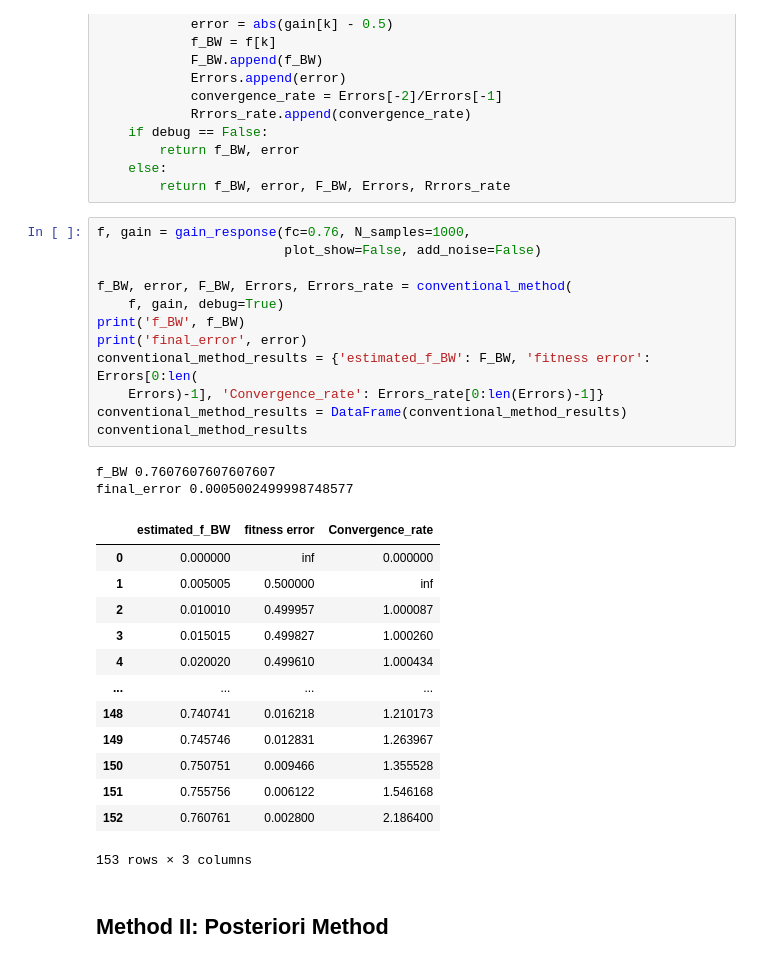
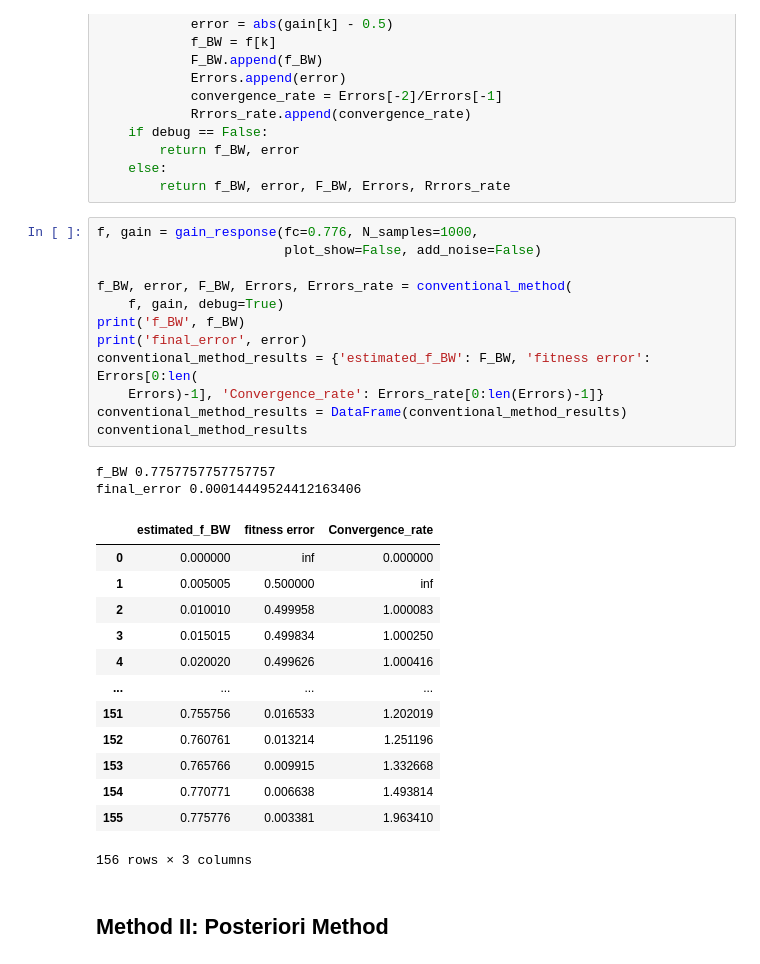
Before and after one commit to lvboodvl/measurement_computation_BW_SG15Q13, a Jupyter notebook: demo_4_methods.ipynb, the cells around one changed output. Cells and saved outputs as stored; diff of their text form.

```diff
--- a/demo_4_methods.ipynb
+++ b/demo_4_methods.ipynb
@@ -116,33 +116,33 @@ def conventional_method(f, gain, debug=False):
     else:
         return f_BW, error, F_BW, Errors, Rrrors_rate
 # %%
-f, gain = gain_response(fc=0.76, N_samples=1000,
+f, gain = gain_response(fc=0.776, N_samples=1000,
                         plot_show=False, add_noise=False)
 
 f_BW, error, F_BW, Errors, Errors_rate = conventional_method(
     f, gain, debug=True)
 print('f_BW', f_BW)
 print('final_error', error)
 conventional_method_results = {'estimated_f_BW': F_BW, 'fitness error': Errors[0:len(
     Errors)-1], 'Convergence_rate': Errors_rate[0:len(Errors)-1]}
 conventional_method_results = DataFrame(conventional_method_results)
 conventional_method_results
 # %% [output]
-f_BW 0.7607607607607607
-final_error 0.0005002499998748577
+f_BW 0.7757757757757757
+final_error 0.00014449524412163406
 |  | estimated_f_BW | fitness error | Convergence_rate |
 | 0 | 0.000000 | inf | 0.000000 |
 | 1 | 0.005005 | 0.500000 | inf |
-| 2 | 0.010010 | 0.499957 | 1.000087 |
-| 3 | 0.015015 | 0.499827 | 1.000260 |
-| 4 | 0.020020 | 0.499610 | 1.000434 |
+| 2 | 0.010010 | 0.499958 | 1.000083 |
+| 3 | 0.015015 | 0.499834 | 1.000250 |
+| 4 | 0.020020 | 0.499626 | 1.000416 |
 | ... | ... | ... | ... |
-| 148 | 0.740741 | 0.016218 | 1.210173 |
-| 149 | 0.745746 | 0.012831 | 1.263967 |
-| 150 | 0.750751 | 0.009466 | 1.355528 |
-| 151 | 0.755756 | 0.006122 | 1.546168 |
-| 152 | 0.760761 | 0.002800 | 2.186400 |
+| 151 | 0.755756 | 0.016533 | 1.202019 |
+| 152 | 0.760761 | 0.013214 | 1.251196 |
+| 153 | 0.765766 | 0.009915 | 1.332668 |
+| 154 | 0.770771 | 0.006638 | 1.493814 |
+| 155 | 0.775776 | 0.003381 | 1.963410 |
-153 rows × 3 columns
+156 rows × 3 columns
 # %% [markdown]
 ## Method II: Posteriori Method
 # %% [markdown]
```
Also changed, not shown: parts of 2 cells of this notebook.
